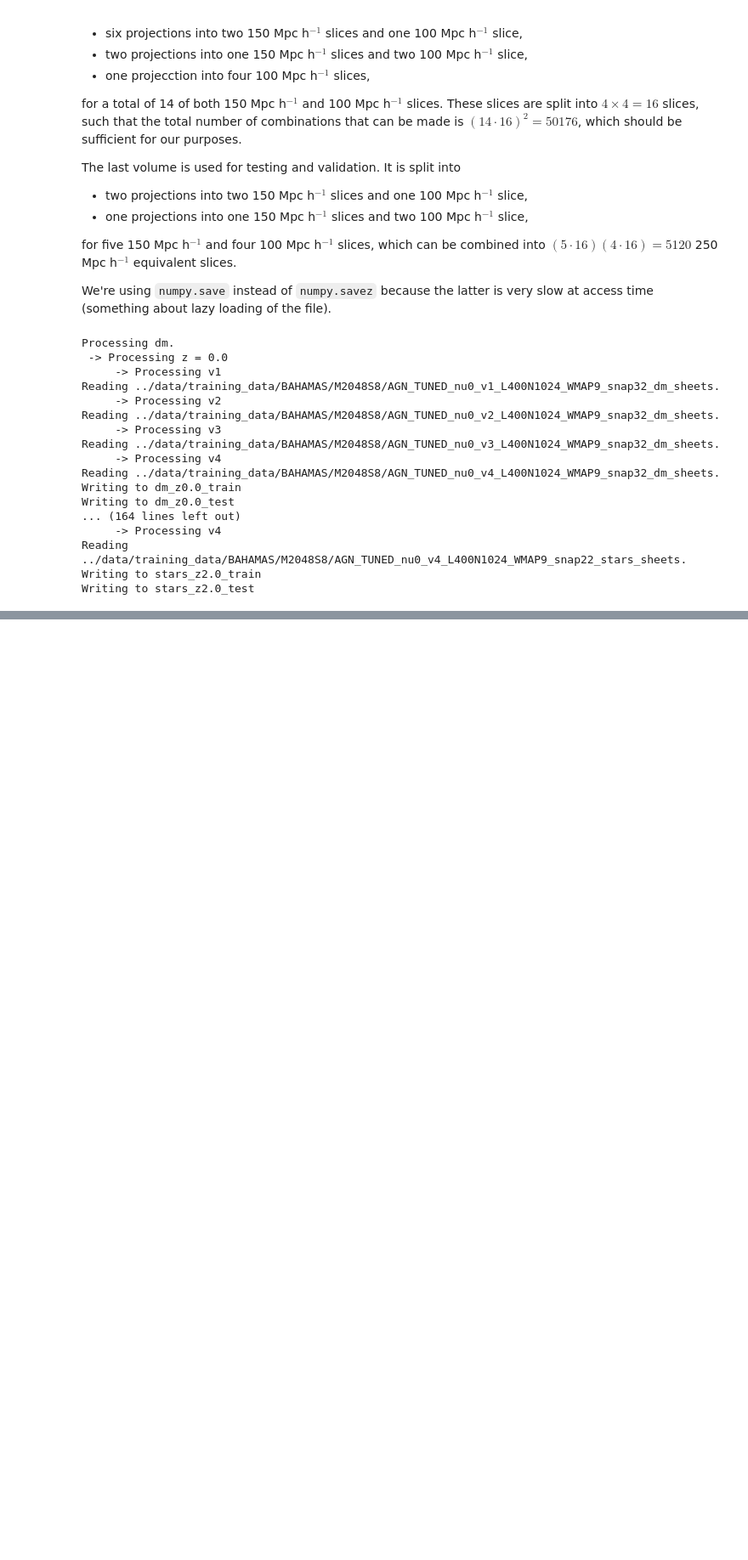
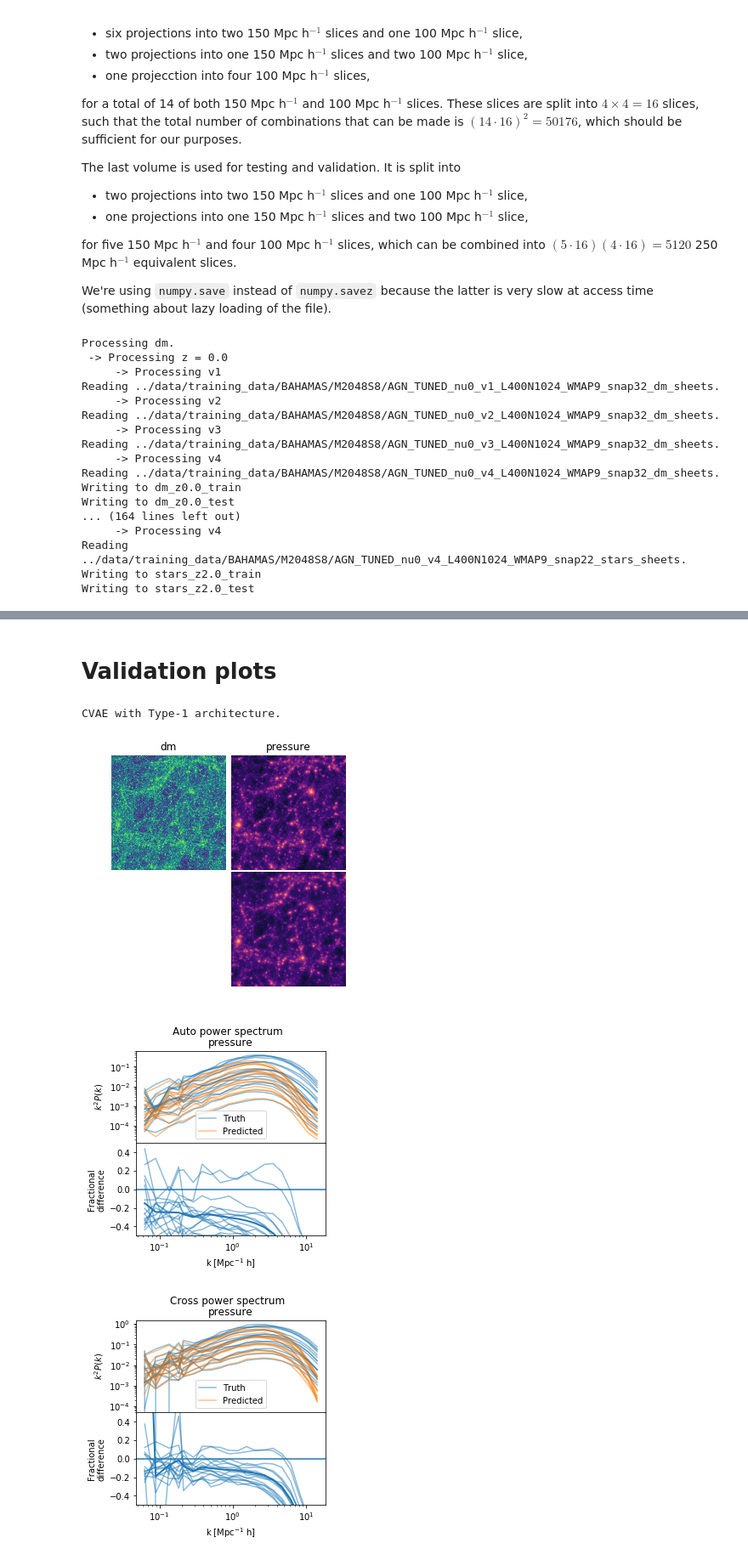
Before and after one commit to tilmantroester/baryon_painter, a Jupyter notebook: notebooks/prepare_simulation_data.ipynb, the cells around one changed output, grey strips where cells are left out. Shown at 85% size. Drawn from its saved outputs; the diff is of its cells as text; code cells hidden in the pictures; blank space fills up the shorter version.

```diff
--- a/notebooks/prepare_simulation_data.ipynb
+++ b/notebooks/prepare_simulation_data.ipynb
@@ -380,0 +272,20 @@ pixel_size
+# %%
+with open("../data/training_data/BAHAMAS/stacks_uncompressed/train_files_info.pickle", "rb") as f:
+    training_files_info = pickle.load(f)
+
+import baryon_painter.utils.data_transforms as data_transforms
+
+importlib.reload(datasets)
+importlib.reload(data_transforms)
+
+scale_split_transform, scale_split_inv_transform = data_transforms.create_split_scale_transform(n_scale=2,
+                                                                                step_size=8,
+                                                                                include_original=False)
+
+dataset = datasets.BAHAMASDataset(training_files_info, root_path="../data/training_data/BAHAMAS/stacks_uncompressed/",
+                                  transform=scale_split_transform,
+                                  inverse_transform=scale_split_inv_transform,
+                                  scale_to_SLICS=True
+                                 )
+
+s, idx = dataset[124]
@@ -380,0 +629,2 @@ pixel_size
+# %% [markdown]
+# Validation plots
@@ -380,0 +670,13 @@ pixel_size
+# %%
+painter = baryon_painter.painter.CVAEPainter(("../data/checkpoints/no_scale_split_fixed_var_noz2_adalr_net2_new_transform_sample100352_state",
+                                              "../data/checkpoints/no_scale_split_fixed_var_noz2_adalr_net2_new_transform_sample100352_meta"),
+                                             test_data_set=test_dataset)
+# %% [output]
+CVAE with Type-1 architecture.
+# %%
+painter.validate(validation_batch_size=16,
+                 plot_power_spectra=["auto", "cross"])
+# %% [output]
+[figure, added]
+[figure, added]
+[figure, added]
```
Also changed, not shown: parts of 40 cells of this notebook, 2 other files.
